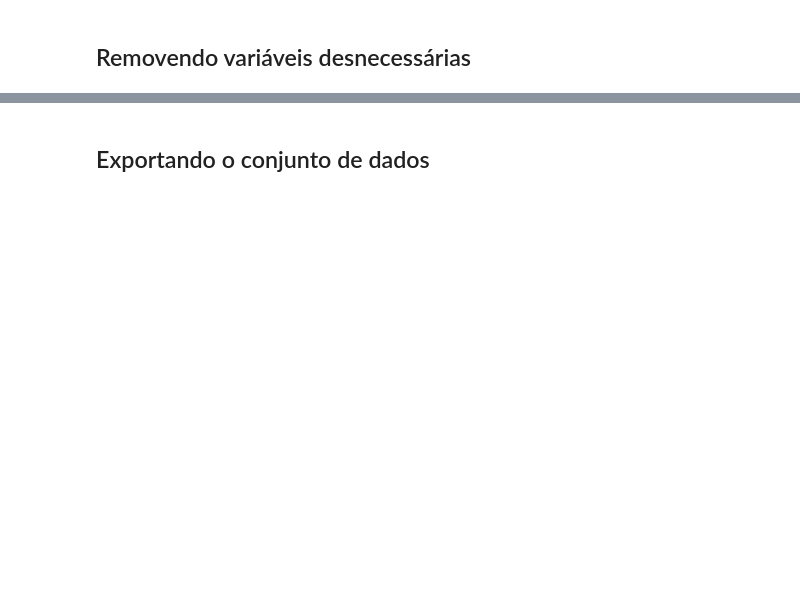
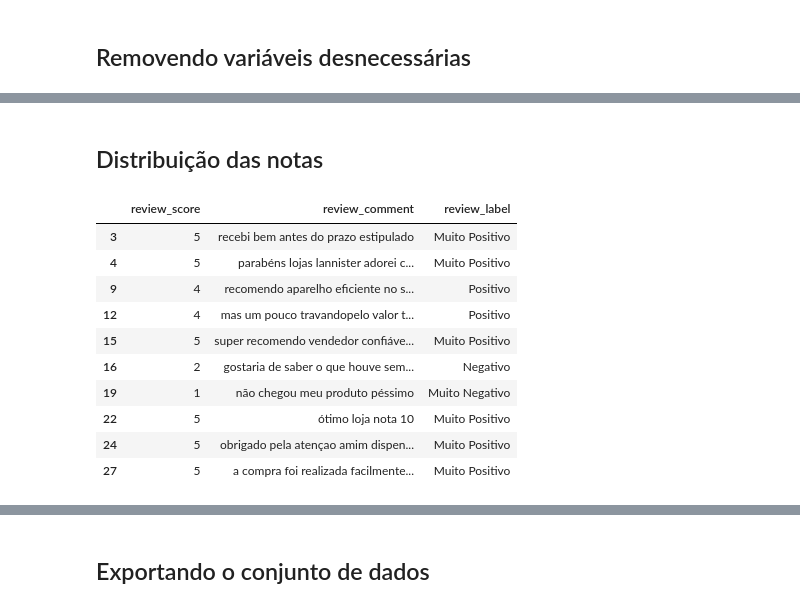
Before and after one commit to JuanMOLopes/projeto-integrador-interdiciplinar, a Jupyter notebook: notebooks/01_analise_exploratoria.ipynb, the cells around one changed output, grey strips where cells are left out. Saved outputs shown, nothing was run; the diff lists cells and outputs as text; code cells hidden in the pictures; blank space fills up the shorter version.

```diff
--- a/notebooks/01_analise_exploratoria.ipynb
+++ b/notebooks/01_analise_exploratoria.ipynb
@@ -376,0 +377,24 @@ avaliacoes.sample(10)
+# %% [markdown]
+## Distribuição das notas
+# %%
+def classificar_sentimento(score):
+    if score == 5: return 'Muito Positivo'
+    elif score == 4: return 'Positivo'
+    elif score == 3: return 'Neutro'
+    elif score == 2: return 'Negativo'
+    else: return 'Muito Negativo'
+
+avaliacoes['review_label'] = avaliacoes['review_score'].apply(classificar_sentimento)
+display(avaliacoes.head(10))
+# %% [output]
+|  | review_score | review_comment | review_label |
+| 3 | 5 | recebi bem antes do prazo estipulado | Muito Positivo |
+| 4 | 5 | parabéns lojas lannister adorei c... | Muito Positivo |
+| 9 | 4 | recomendo aparelho eficiente no s... | Positivo |
+| 12 | 4 | mas um pouco travandopelo valor t... | Positivo |
+| 15 | 5 | super recomendo vendedor confiáve... | Muito Positivo |
+| 16 | 2 | gostaria de saber o que houve sem... | Negativo |
+| 19 | 1 | não chegou meu produto péssimo | Muito Negativo |
+| 22 | 5 | ótimo loja nota 10 | Muito Positivo |
+| 24 | 5 | obrigado pela atençao amim dispen... | Muito Positivo |
+| 27 | 5 | a compra foi realizada facilmente... | Muito Positivo |
```
Also changed, not shown: parts of 8 cells of this notebook, 1 other file.
